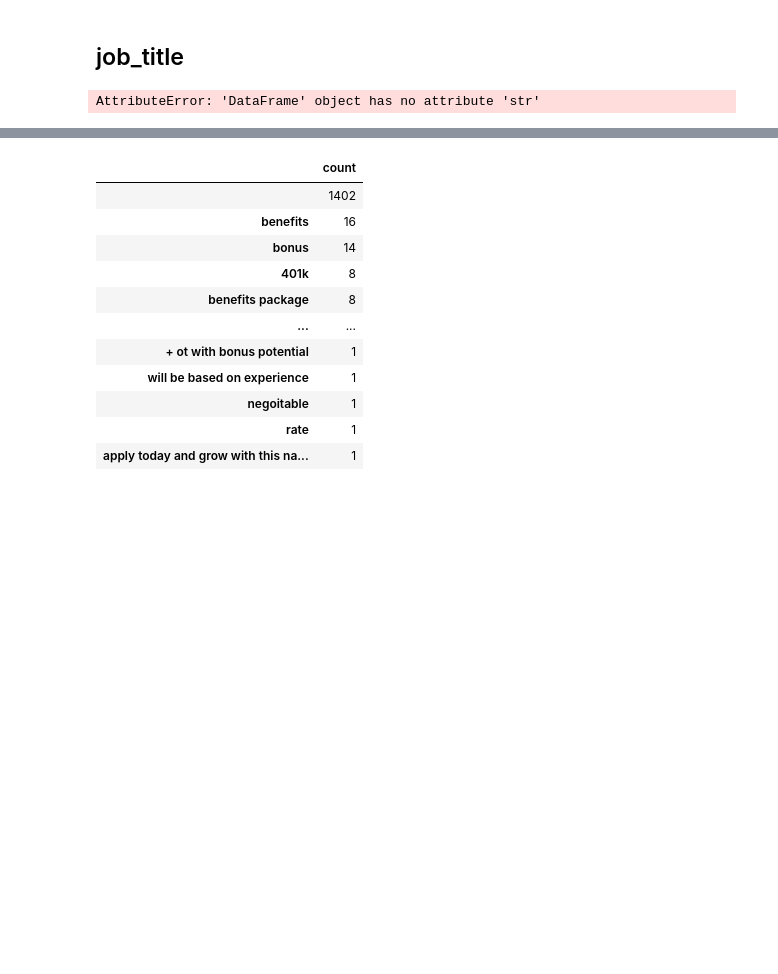
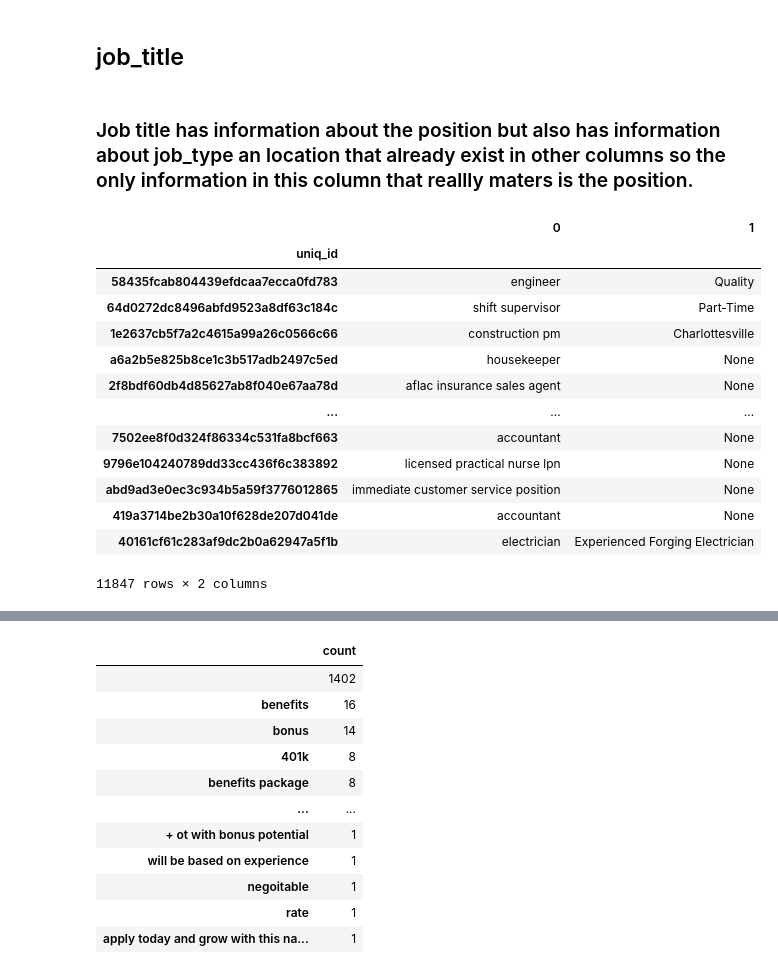
Before and after one commit to yohan-alfonso/Data_Cleansing_with_Python, a Jupyter notebook: main.ipynb, the cells around one changed output, grey strips where cells are left out. Cells and saved outputs as stored; diff of their text form; code cells hidden in the pictures; blank space fills up the shorter version.

```diff
--- a/main.ipynb
+++ b/main.ipynb
@@ -682,10 +682,27 @@ df_2.head(5)
 | 2f8bdf60db4d85627ab8f040e67aa78d | NaN | NaN | Aflac Insurance Sales Agent While... | Aflac Insurance Sales Agent Job i... | Full Time | Berryville, VA 22611 | Insurance | Customer Support/Client Care | ... |
 # %% [markdown]
 ## job_title
-# %%
-df_job_title = df_['job_title']
-df_job_title_= df_job_title.to_frame()
-df_job_title_ = df_job_title_.str.lower()
-df_job_title_
-# %% [output]
-AttributeError: 'DataFrame' object has no attribute 'str'
+# %% [markdown]
+### Job title has information about the position but also has information about job_type an location that already exist in other columns so the only information in this column that reallly maters is the position.
+# %%
+df_job_title = df_['job_title']
+df_job_title_= df_job_title.to_frame()
+df_job_title_in = df_job_title_['job_title'].str.split('Job in', n=1, expand=True)
+df_job_title1 = df_job_title_in[0].str.split('-', n=1, expand=True)
+df_job_title1[0] = df_job_title1[0].str.lower()
+df_job_title1
+# %% [output]
+|  | 0 | 1 |
+| uniq_id |  |  |
+| 58435fcab804439efdcaa7ecca0fd783 | engineer | Quality |
+| 64d0272dc8496abfd9523a8df63c184c | shift supervisor | Part-Time |
+| 1e2637cb5f7a2c4615a99a26c0566c66 | construction pm | Charlottesville |
+| a6a2b5e825b8ce1c3b517adb2497c5ed | housekeeper | None |
+| 2f8bdf60db4d85627ab8f040e67aa78d | aflac insurance sales agent | None |
+| ... | ... | ... |
+| 7502ee8f0d324f86334c531fa8bcf663 | accountant | None |
+| 9796e104240789dd33cc436f6c383892 | licensed practical nurse lpn | None |
+| abd9ad3e0ec3c934b5a59f3776012865 | immediate customer service position | None |
+| 419a3714be2b30a10f628de207d041de | accountant | None |
+| 40161cf61c283af9dc2b0a62947a5f1b | electrician | Experienced Forging Electrician |
+11847 rows × 2 columns
```
Also changed, not shown: parts of 6 cells of this notebook.
